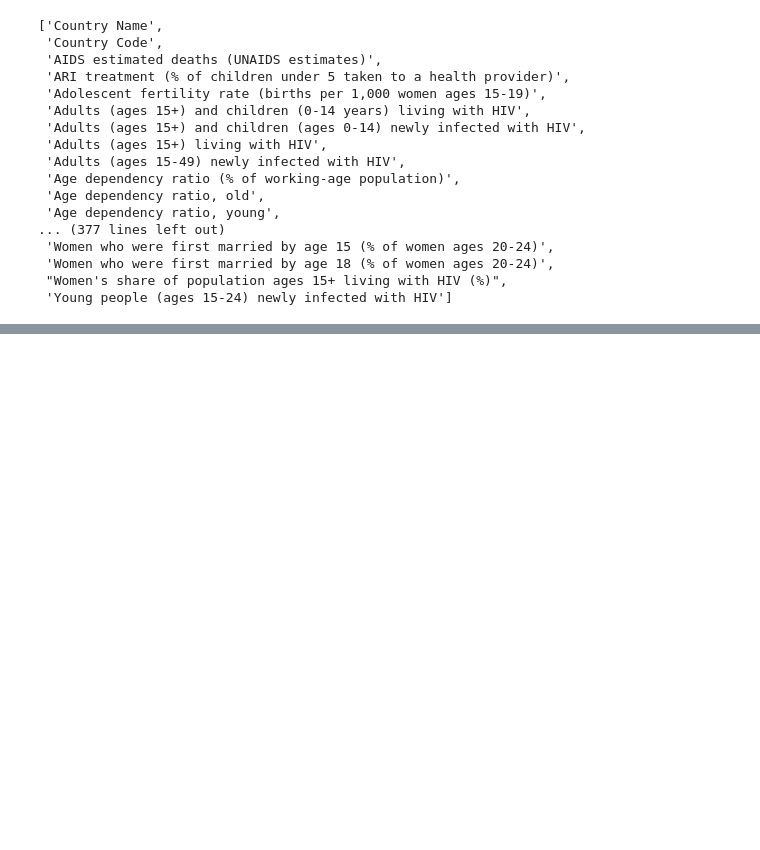
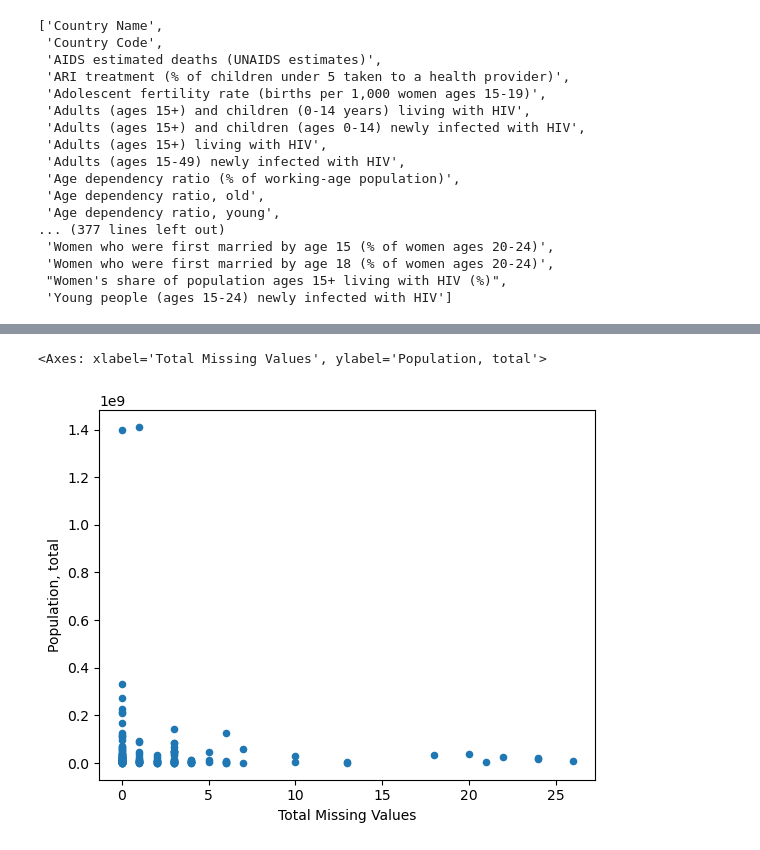
Before and after one commit to DrThorium/WorldDataDimensions, a Jupyter notebook: Code/main.ipynb, the cells around one changed output, grey strips where cells are left out. Drawn from its saved outputs; the diff is of its cells as text; code cells hidden in the pictures; blank space fills up the shorter version.

Commit message:
Country Selection

```diff
--- a/Code/main.ipynb
+++ b/Code/main.ipynb
@@ -350,0 +154,23 @@ subscribe to our email newsletter to hear about new eBooks.
+# %%
+# As we can see we have problems with SAR territories, so we will drop them: Macao SAR, China; Hong Kong SAR, China.
+
+df_2020 = df_2020[df_2020['Country Name'] != 'Macao SAR, China']
+df_2020 = df_2020[df_2020['Country Name'] != 'Hong Kong SAR, China']
+
+# We will drop Kosovo because it is not recognized by the UN.
+
+df_2020 = df_2020[df_2020['Country Name'] != 'Kosovo']
+
+# Reset calculations
+
+df_2020['Normalized Missing Values'] = df_2020['Total Missing Values'] / df_2020['Total Missing Values'].max()
+df_2020['Normalized Population'] = df_2020['Population, total'] / df_2020['Population, total'].max()
+
+# Penalized index
+penalty_factor = 2  # Penality factor for low population countries
+df_2020['Penalized Missing Values'] = df_2020['Normalized Missing Values'] * (1 / df_2020['Normalized Population']) * penalty_factor
+
+# Combined Penalized index
+df_2020['Missing Values Index'] = df_2020['Normalized Missing Values'] + df_2020['Penalized Missing Values']
+
+df_2020[df_2020['Missing Values Index'] > df_2020['Missing Values Index'].quantile(0.8)]['Country Name'].tolist()
@@ -350,0 +195,10 @@ subscribe to our email newsletter to hear about new eBooks.
+# %%
+# Drop all countries within the quantile 0.8
+
+df_2020 = df_2020[df_2020['Missing Values Index'] < df_2020['Missing Values Index'].quantile(0.8)]
+
+
+df_2020.plot.scatter(x='Total Missing Values', y='Population, total')
+# %% [output]
+<Axes: xlabel='Total Missing Values', ylabel='Population, total'>
+[figure, added]
```
Also changed, not shown: parts of 25 cells of this notebook, 3 other files.
